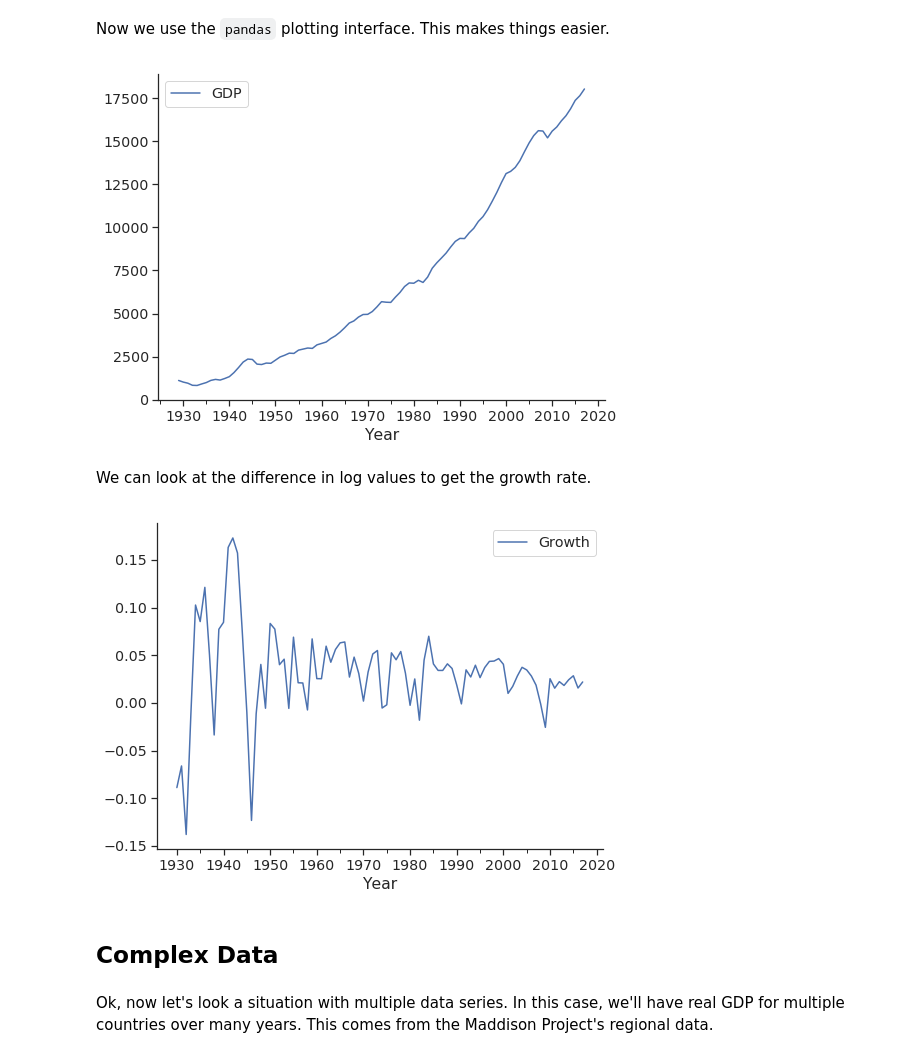
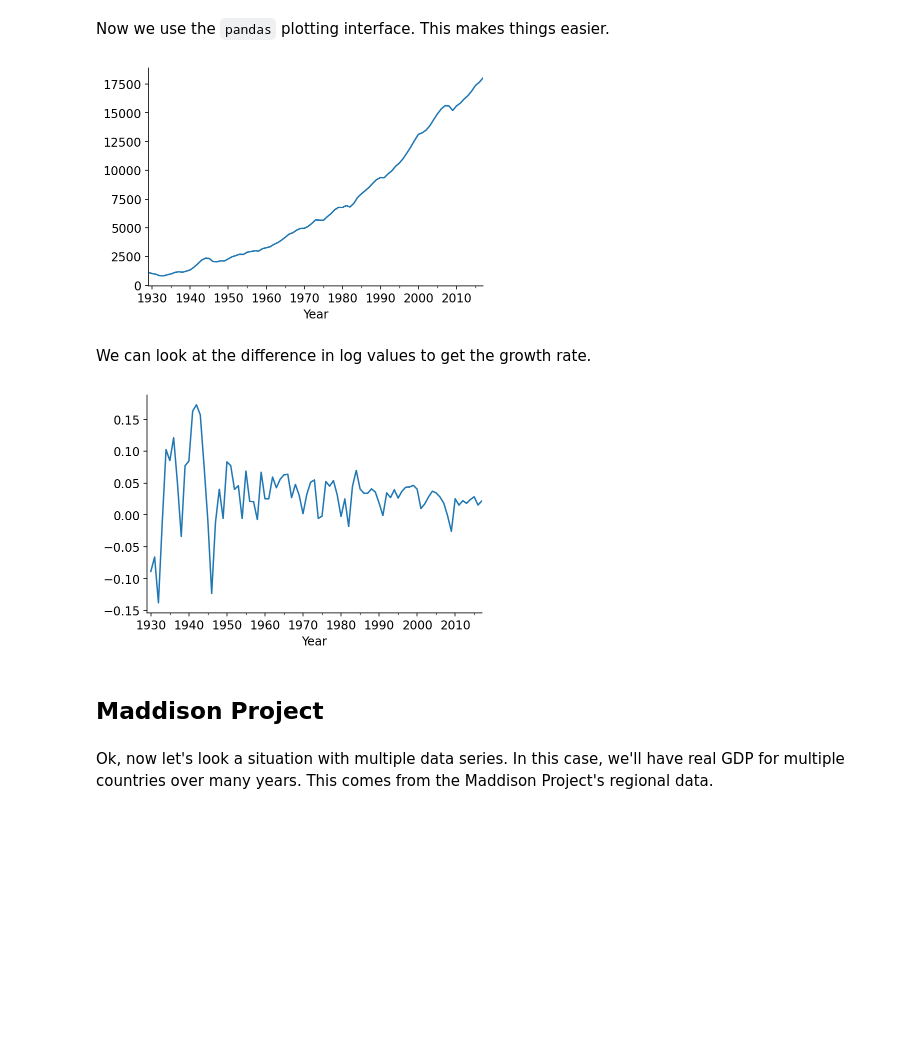
Before and after one commit to iamlemec/macro_data, a Jupyter notebook: 1_Introduction.ipynb, the cells around one changed output. Drawn from its saved outputs; the diff is of its cells as text; code cells hidden in the pictures; blank space fills up the shorter version.

```diff
--- a/1_Introduction.ipynb
+++ b/1_Introduction.ipynb
@@ -17,8 +11,7 @@ warnings.filterwarnings('ignore')
 # %% [markdown]
 This will make the graphs look better (optional).
 # %%
-%matplotlib inline
-sns.set(style='ticks', font_scale=1.3)
-plt.rcParams['figure.figsize'] = (8, 6)
+plt.rcParams['font.size'] = 12
+plt.rcParams['legend.frameon'] = False
 plt.rcParams['axes.spines.top'] = False
 plt.rcParams['axes.spines.right'] = False
@@ -58,19 +46,18 @@ gdp.head()
 # %% [markdown]
 Now we use the `pandas` plotting interface. This makes things easier.
 # %%
-gdp.plot();
+gdp['GDP'].plot();
 # %% [output]
-[figure, old version]
+[figure, new version]
 # %% [markdown]
 We can look at the difference in log values to get the growth rate.
 # %%
-growth = np.log(gdp).diff()
-growth = growth.rename(columns={'GDP': 'Growth'})
+growth = np.log(gdp['GDP']).diff()
 growth.plot();
 # %% [output]
-[figure, old version]
+[figure, new version]
-# %% [markdown]
-## Complex Data
+# %% [markdown]
+## Maddison Project
 # %% [markdown]
 Ok, now let's look a situation with multiple data series. In this case, we'll have real GDP for multiple countries over many years. This comes from the Maddison Project's regional data.
 # %%
```
Also changed, not shown: parts of 18 cells of this notebook, 3 other files.
